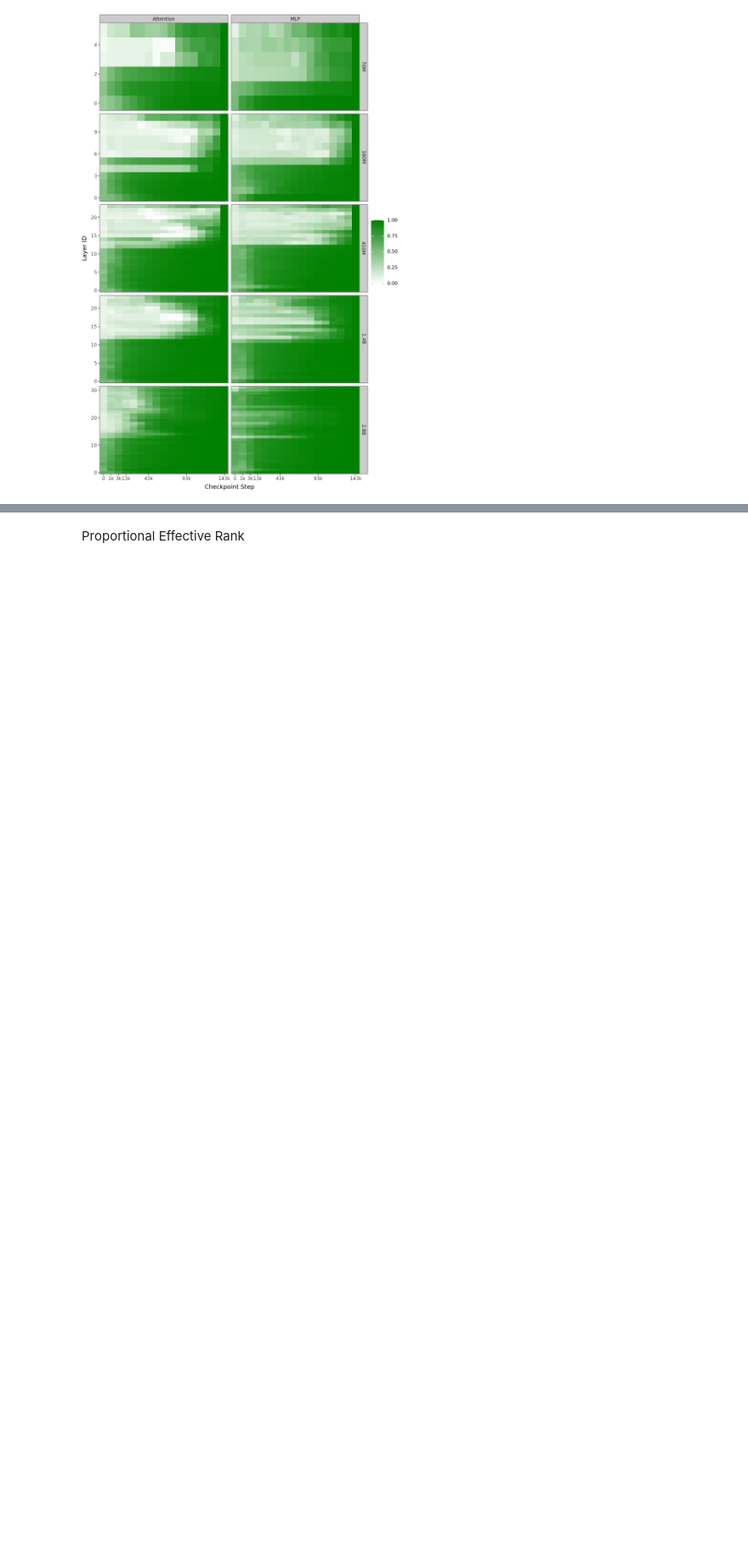
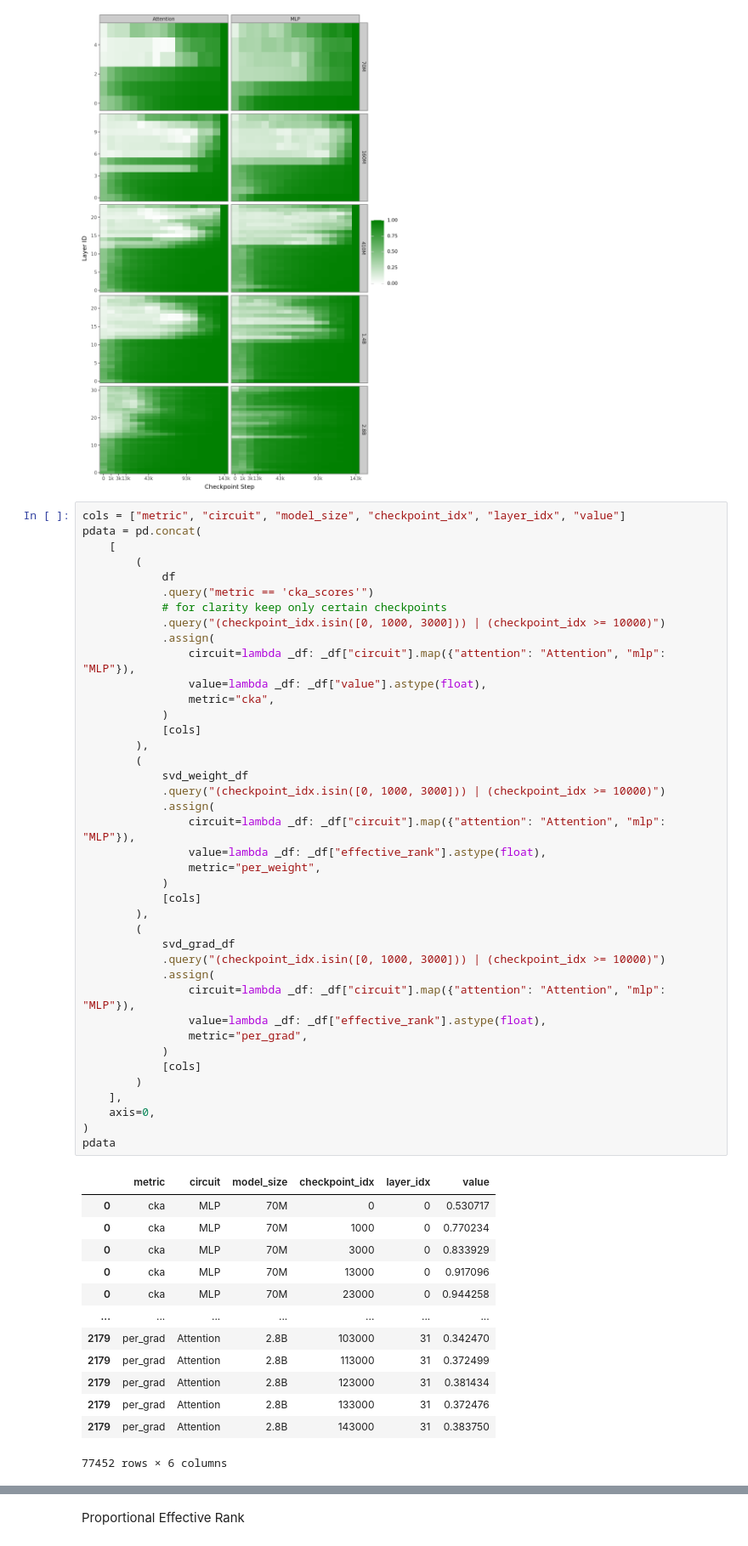
Before and after one commit to biancaganescu/pretraining-playground, a Jupyter notebook: notebooks/analysis__metric_plots_pietro.ipynb, the cells around one changed output, grey strips where cells are left out. Shown at 85% size. Cells and saved outputs as stored; diff of their text form; blank space fills up the shorter version.

```diff
--- a/notebooks/analysis__metric_plots_pietro.ipynb
+++ b/notebooks/analysis__metric_plots_pietro.ipynb
@@ -180,3 +180,57 @@ p.show()
 p.save("../plots/cka_full_heat.pdf")
 # %% [output]
 [figure]
+# %%
+cols = ["metric", "circuit", "model_size", "checkpoint_idx", "layer_idx", "value"]
+pdata = pd.concat(
+    [
+        (
+            df
+            .query("metric == 'cka_scores'")
+            # for clarity keep only certain checkpoints
+            .query("(checkpoint_idx.isin([0, 1000, 3000])) | (checkpoint_idx >= 10000)")
+            .assign(
+                circuit=lambda _df: _df["circuit"].map({"attention": "Attention", "mlp": "MLP"}),
+                value=lambda _df: _df["value"].astype(float),
+                metric="cka",
+            )
+            [cols]
+        ),
+        (
+            svd_weight_df
+            .query("(checkpoint_idx.isin([0, 1000, 3000])) | (checkpoint_idx >= 10000)")
+            .assign(
+                circuit=lambda _df: _df["circuit"].map({"attention": "Attention", "mlp": "MLP"}),
+                value=lambda _df: _df["effective_rank"].astype(float),
+                metric="per_weight",
+            )
+            [cols]
+        ),
+        (
+            svd_grad_df
+            .query("(checkpoint_idx.isin([0, 1000, 3000])) | (checkpoint_idx >= 10000)")
+            .assign(
+                circuit=lambda _df: _df["circuit"].map({"attention": "Attention", "mlp": "MLP"}),
+                value=lambda _df: _df["effective_rank"].astype(float),
+                metric="per_grad",
+            )
+            [cols]
+        )
+    ],
+    axis=0,
+)
+pdata
+# %% [output]
+|  | metric | circuit | model_size | checkpoint_idx | layer_idx | value |
+| 0 | cka | MLP | 70M | 0 | 0 | 0.530717 |
+| 0 | cka | MLP | 70M | 1000 | 0 | 0.770234 |
+| 0 | cka | MLP | 70M | 3000 | 0 | 0.833929 |
+| 0 | cka | MLP | 70M | 13000 | 0 | 0.917096 |
+| 0 | cka | MLP | 70M | 23000 | 0 | 0.944258 |
+| ... | ... | ... | ... | ... | ... | ... |
+| 2179 | per_grad | Attention | 2.8B | 103000 | 31 | 0.342470 |
+| 2179 | per_grad | Attention | 2.8B | 113000 | 31 | 0.372499 |
+| 2179 | per_grad | Attention | 2.8B | 123000 | 31 | 0.381434 |
+| 2179 | per_grad | Attention | 2.8B | 133000 | 31 | 0.372476 |
+| 2179 | per_grad | Attention | 2.8B | 143000 | 31 | 0.383750 |
+77452 rows × 6 columns
```
Also changed, not shown: parts of 5 cells of this notebook.
